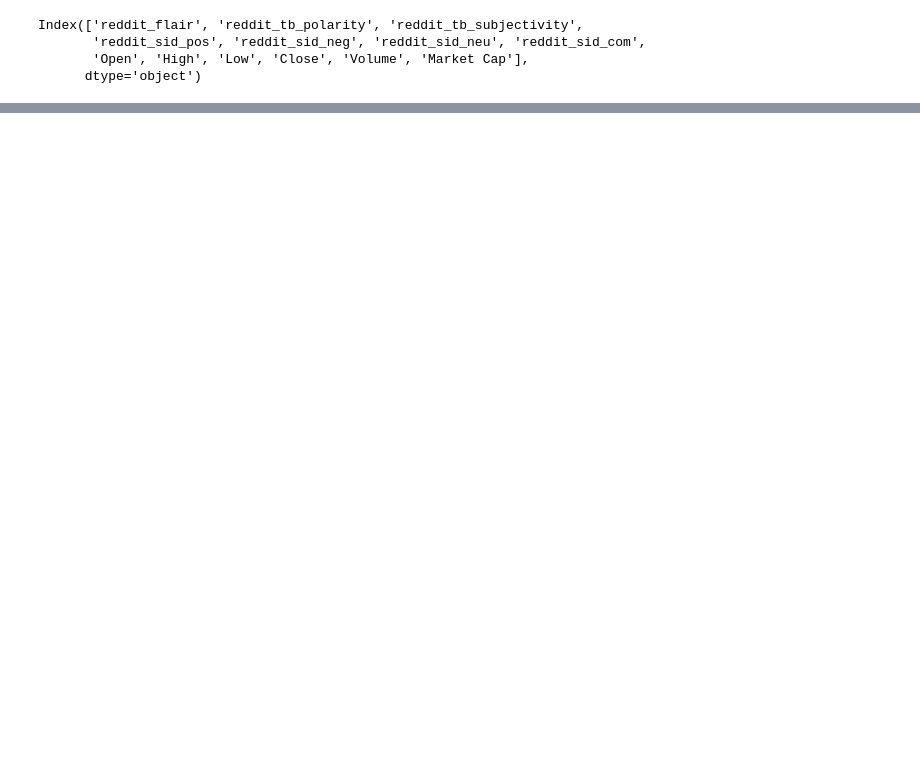
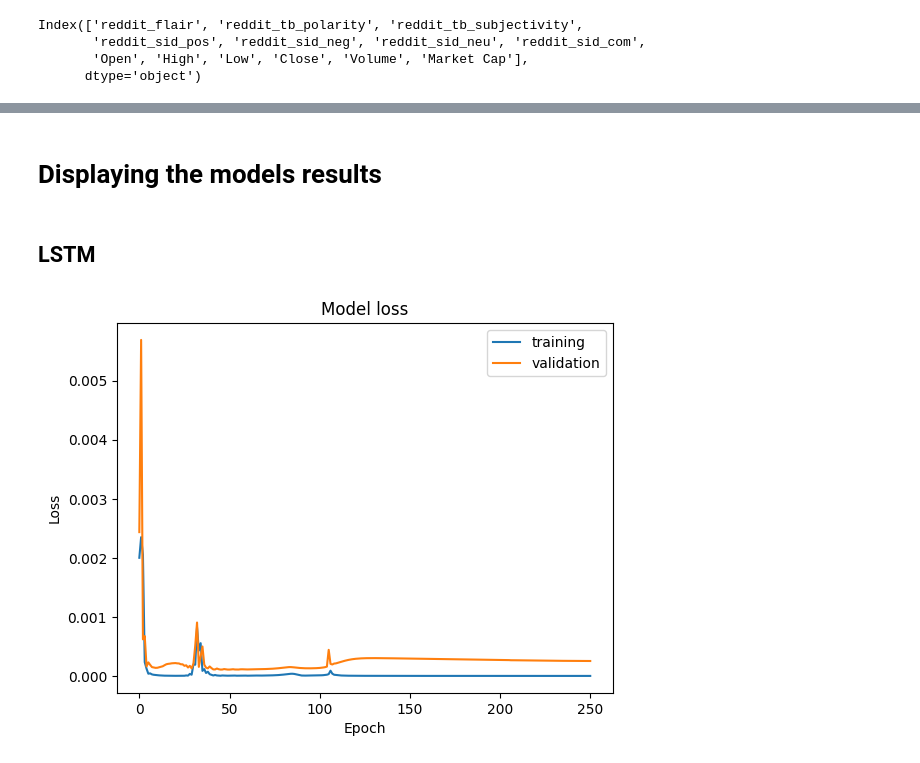
Before and after one commit to NegreaAlexandruCristian/Lucrare-Dizertatie-ML, a Jupyter notebook: bitcoin_prediction (reddit posts)/bitcoin_prediction_using_reddit_posts.ipynb, the cells around one changed output, grey strips where cells are left out. Drawn from its saved outputs; the diff is of its cells as text; code cells hidden in the pictures; blank space fills up the shorter version.

```diff
--- a/bitcoin_prediction (reddit posts)/bitcoin_prediction_using_reddit_posts.ipynb
+++ b/bitcoin_prediction (reddit posts)/bitcoin_prediction_using_reddit_posts.ipynb
@@ -289,0 +156,29 @@ def get_ensemble_models(horizon = HORIZON,
+# %%
+# LSTM Hyperparameters
+LSTM_LAYERS = 128
+
+# Create and fit the LSTM network
+model_lstm = Sequential(name="bitcoin_prediction_reddit_sentiment_lstm")
+model_lstm.add(LSTM(LSTM_LAYERS, input_shape=(LOOK_BACK, num_of_features)))
+model_lstm.add(Dense(HORIZON, activation="linear", name="output_layer"))
+model_lstm.compile(loss='mean_squared_error', optimizer='adam')
+history_lstm = model_lstm.fit(
+    trainX,
+    trainY,
+    validation_split=0.30,
+    epochs=EPOCHS,
+    batch_size=BATCH_SIZE,
+    shuffle=False,
+    callbacks=[
+        tf.keras.callbacks.ReduceLROnPlateau(
+            monitor="val_loss",
+            patience=100
+        ),
+        tf.keras.callbacks.EarlyStopping(
+            monitor="val_loss",
+            patience=200,
+            restore_best_weights=True
+        ),
+        create_model_checkpoint(model_name=model_lstm.name)
+    ]
+)
@@ -289,0 +315,11 @@ def get_ensemble_models(horizon = HORIZON,
+# %%
+def plot_model_training(history_model):
+  # Plot training
+  plt.plot(history_model.history['loss'])
+  plt.plot(history_model.history['val_loss'])
+
+  plt.title('Model loss')
+  plt.ylabel('Loss')
+  plt.xlabel('Epoch')
+  plt.legend(['training', 'validation'], loc='upper right')
+  plt.show()
@@ -289,0 +594,8 @@ def get_ensemble_models(horizon = HORIZON,
+# %% [markdown]
+# Displaying the models results
+# %% [markdown]
+## LSTM
+# %%
+plot_model_training(history_lstm)
+# %% [output]
+[figure, added]
```
Also changed, not shown: parts of 52 cells of this notebook.
